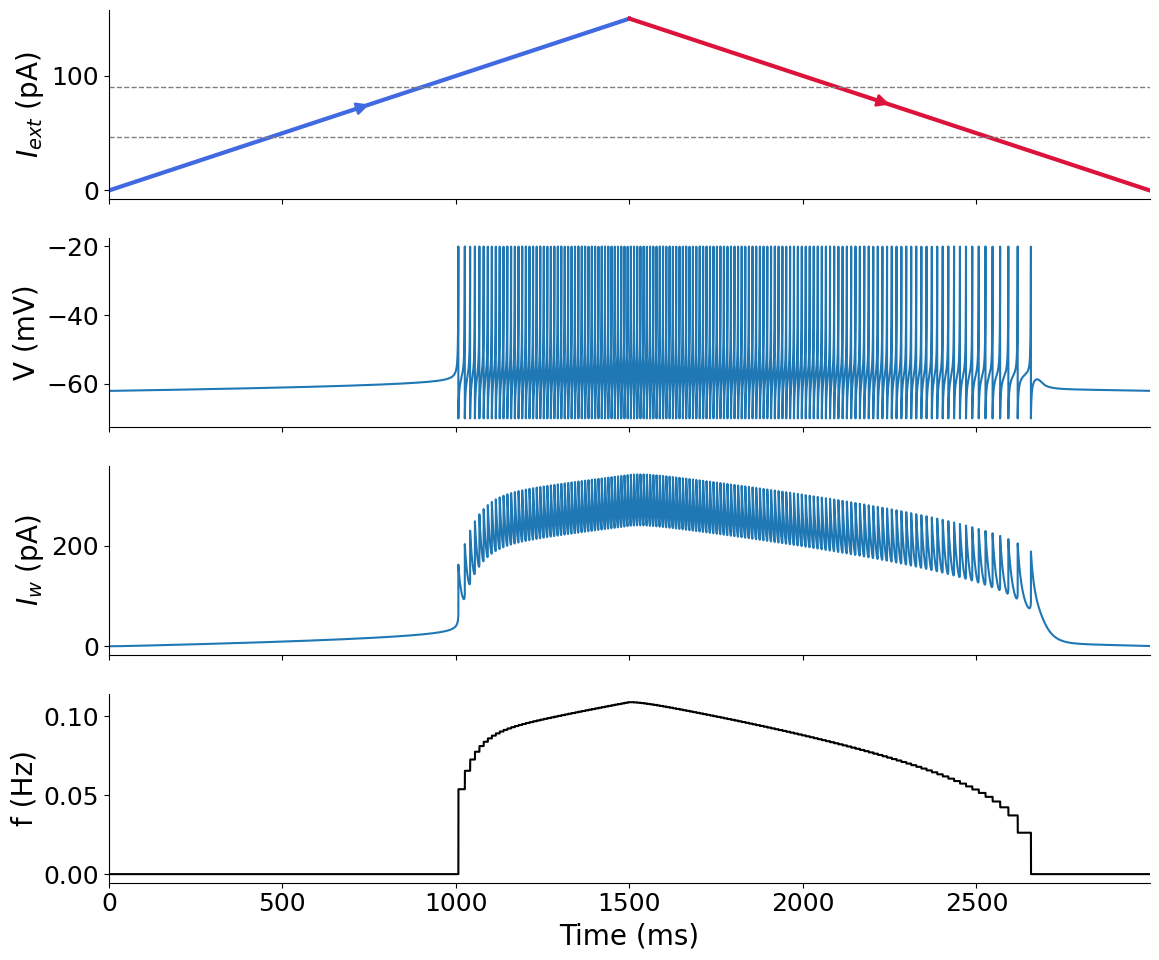
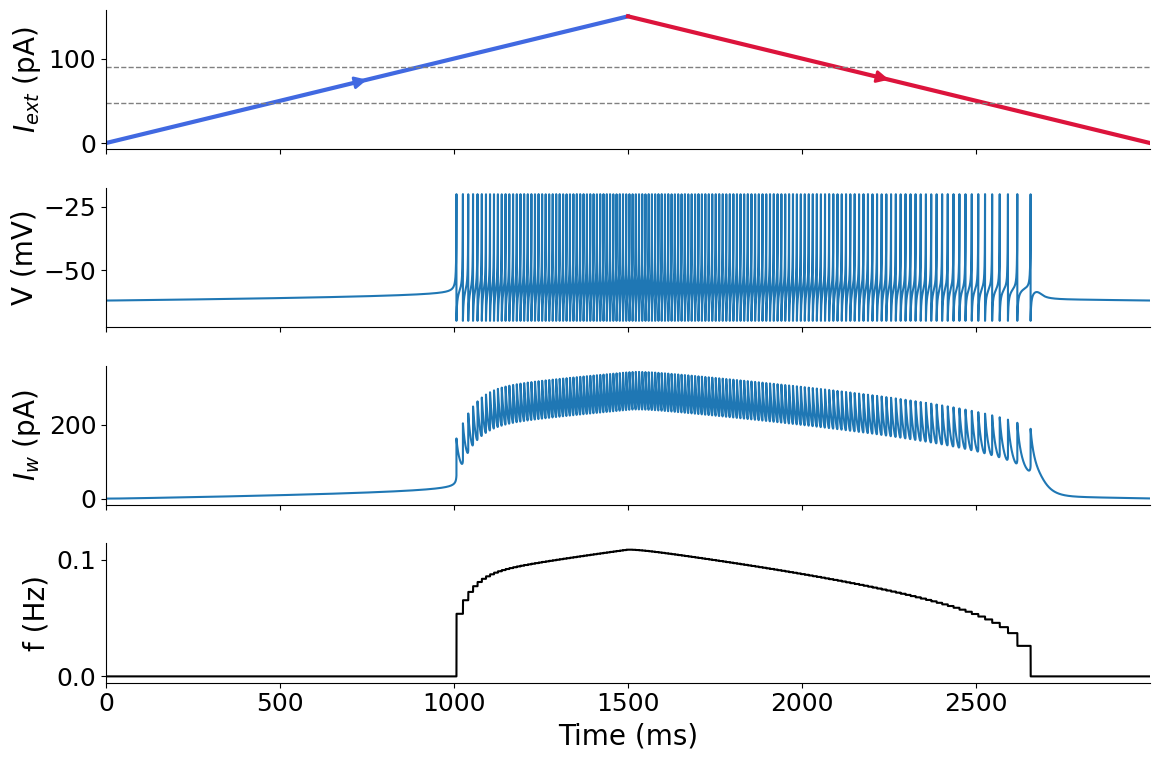
The change to this notebook cell's code, shown as a diff; its figure went from the first image to the second:
--- before
+++ after
@@ -19,5 +19,5 @@
 
 # Plot the results
-fig, axs = plt.subplots(4, 1, figsize=(12, 10), sharex=True)
+fig, axs = plt.subplots(4, 1, figsize=(12, 8), sharex=True)
 
 # --- Current plot with colored ramps and directional arrows ---
@@ -46,3 +46,4 @@
 
 plt.tight_layout()
+#plt.savefig('Figure_2a.svg', dpi=300, format='svg')
 plt.show()

Commit: Fixing minor bugs: 8/6/2026